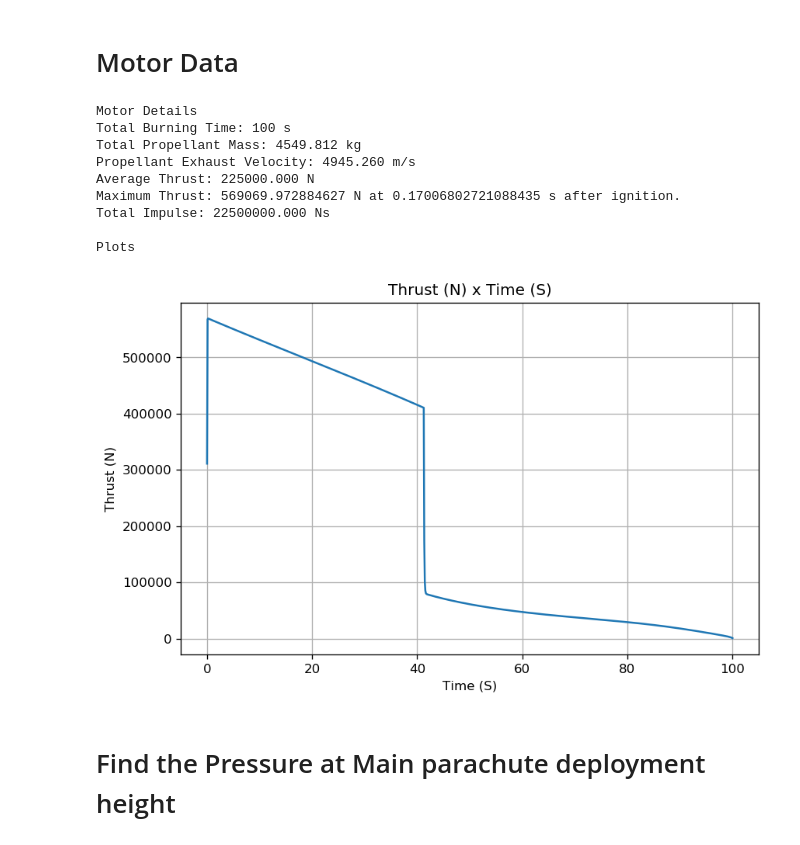
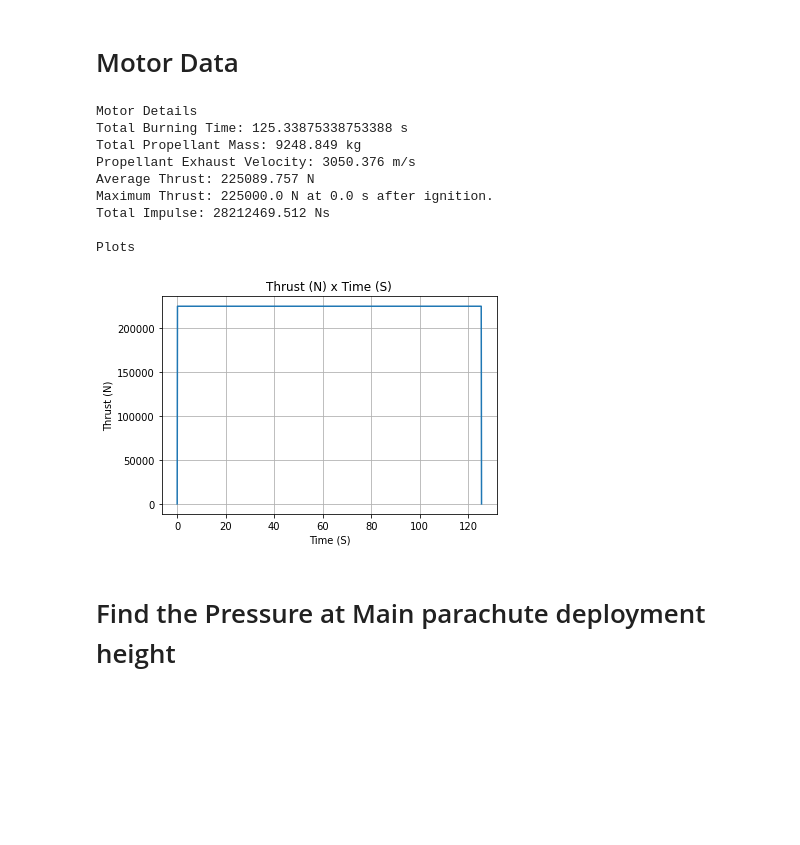
Before and after one commit to brunosorban/RocketPy, a Jupyter notebook: Europa Hibrido Flight Simulation.ipynb, the cells around one changed output. Saved outputs shown, nothing was run; the diff lists cells and outputs as text; code cells hidden in the pictures; blank space fills up the shorter version.

```diff
--- a/Europa Hibrido Flight Simulation.ipynb
+++ b/Europa Hibrido Flight Simulation.ipynb
@@ -66,32 +64,44 @@ Atmospheric Model Plots
 # %% [markdown]
 # Motor Data
 # %%
-MARIMBONDO  = SolidMotor(thrustSource='data/Hibrido/EmpSimHibNHNE.csv',
-                          burnOut=7.04,
-                          reshapeThrustCurve= (100,22500000),
+N = 9
+Vq = 8.2 * N
+Mp = 9250
+T = Mp / Vq
+#ImpTot = 3050 * Mp
+
+tempo = np.linspace(0, T, 10 * T)
+empuxo = [[0,0]]
+for i in range(len(tempo)):
+    empuxo.append([tempo[i], N * 25000])
+empuxo.append([tempo[i]+0.1, 0])
+
+MARIMBONDO  = SolidMotor(thrustSource=empuxo,
+                          burnOut=T,
+                          reshapeThrustCurve= False,
                           grainNumber=1,
                           grainSeparation=0,
                           grainOuterRadius= 0.5,
-                          grainInitialInnerRadius=0.25,
-                          grainInitialHeight=2,
-                          grainDensity= 3862,               #Considerando a massa de óxido nitroso
+                          grainInitialInnerRadius=0.3,
+                          grainInitialHeight=10,
+                          grainDensity= 920*2,               #Considerando a massa de óxido nitroso
                           nozzleRadius=0.5,
-                          throatRadius=0.13,
-                          interpolationMethod='linear')
+                          throatRadius=0.2,
+                          interpolationMethod='linear',)
 
 
 MARIMBONDO.info()
 # %% [output]
 Motor Details
-Total Burning Time: 100 s
-Total Propellant Mass: 4549.812 kg
-Propellant Exhaust Velocity: 4945.260 m/s
-Average Thrust: 225000.000 N
-Maximum Thrust: 569069.972884627 N at 0.17006802721088435 s after ignition.
-Total Impulse: 22500000.000 Ns
+Total Burning Time: 125.33875338753388 s
+Total Propellant Mass: 9248.849 kg
+Propellant Exhaust Velocity: 3050.376 m/s
+Average Thrust: 225089.757 N
+Maximum Thrust: 225000.0 N at 0.0 s after ignition.
+Total Impulse: 28212469.512 Ns
 
 Plots
-[figure, old version]
+[figure, new version]
 # %% [markdown]
 # Find the Pressure at Main parachute deployment height
 # %%
```
Also changed, not shown: parts of 19 cells of this notebook, 2 other files.
